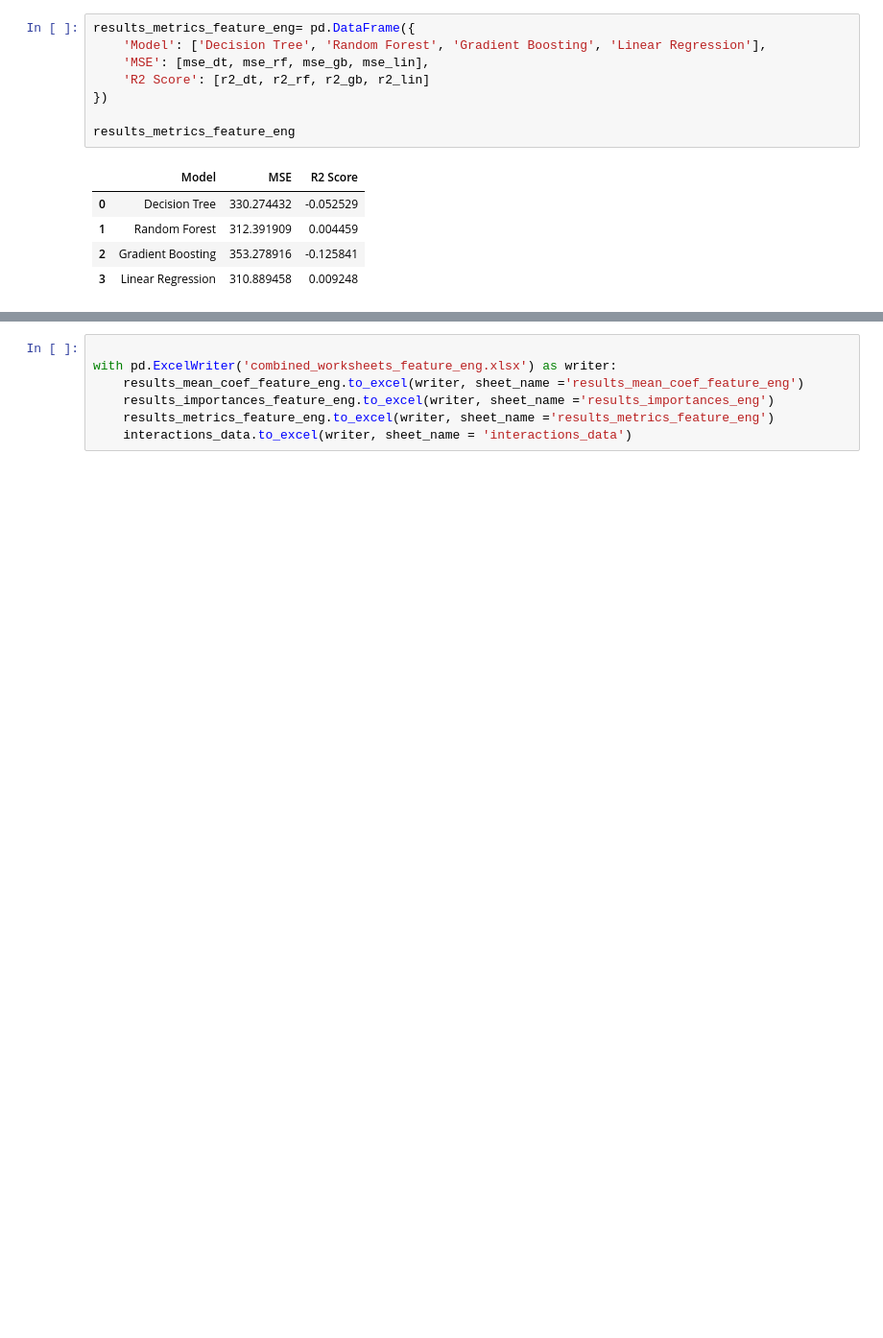
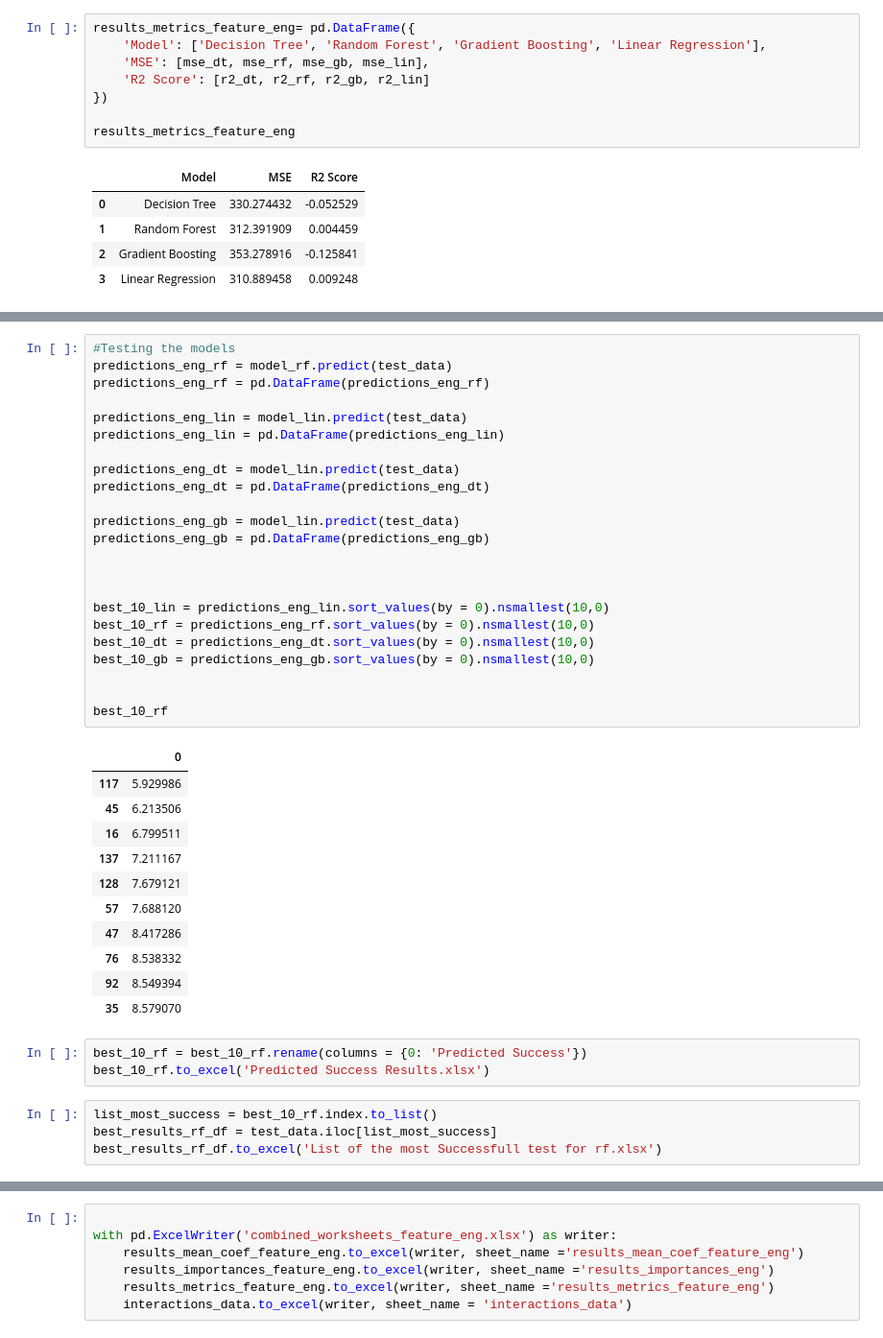
Before and after one commit to Starmam1717/Spotify, a Jupyter notebook: Spotify_notebook.ipynb, the cells around one changed output, grey strips where cells are left out. Shown at 96% size. Drawn from its saved outputs; the diff is of its cells as text; blank space fills up the shorter version.

```diff
--- a/Spotify_notebook.ipynb
+++ b/Spotify_notebook.ipynb
@@ -1170,0 +1224,42 @@ plt.show()
+# %%
+#Testing the models
+predictions_eng_rf = model_rf.predict(test_data)
+predictions_eng_rf = pd.DataFrame(predictions_eng_rf)
+
+predictions_eng_lin = model_lin.predict(test_data)
+predictions_eng_lin = pd.DataFrame(predictions_eng_lin)
+
+predictions_eng_dt = model_lin.predict(test_data)
+predictions_eng_dt = pd.DataFrame(predictions_eng_dt)
+
+predictions_eng_gb = model_lin.predict(test_data)
+predictions_eng_gb = pd.DataFrame(predictions_eng_gb)
+
+
+
+best_10_lin = predictions_eng_lin.sort_values(by = 0).nsmallest(10,0)
+best_10_rf = predictions_eng_rf.sort_values(by = 0).nsmallest(10,0)
+best_10_dt = predictions_eng_dt.sort_values(by = 0).nsmallest(10,0)
+best_10_gb = predictions_eng_gb.sort_values(by = 0).nsmallest(10,0)
+
+
+best_10_rf
+# %% [output]
+|  | 0 |
+| 117 | 5.929986 |
+| 45 | 6.213506 |
+| 16 | 6.799511 |
+| 137 | 7.211167 |
+| 128 | 7.679121 |
+| 57 | 7.688120 |
+| 47 | 8.417286 |
+| 76 | 8.538332 |
+| 92 | 8.549394 |
+| 35 | 8.579070 |
+# %%
+best_10_rf = best_10_rf.rename(columns = {0: 'Predicted Success'})
+best_10_rf.to_excel('Predicted Success Results.xlsx')
+# %%
+list_most_success = best_10_rf.index.to_list()
+best_results_rf_df = test_data.iloc[list_most_success]
+best_results_rf_df.to_excel('List of the most Successfull test for rf.xlsx')
```
Also changed, not shown: parts of 4 cells of this notebook.
